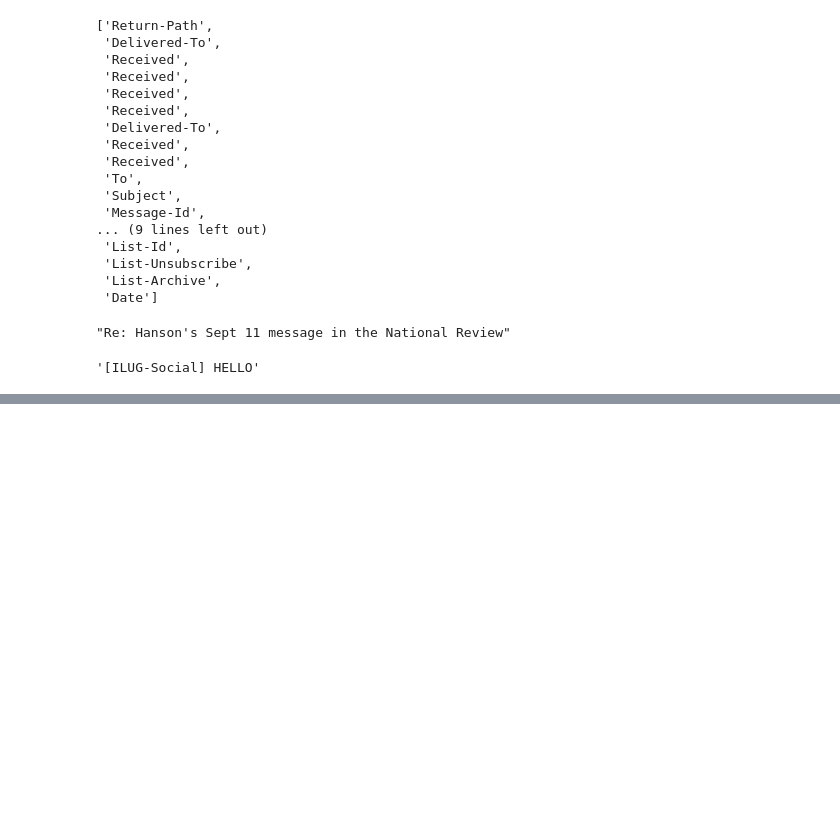
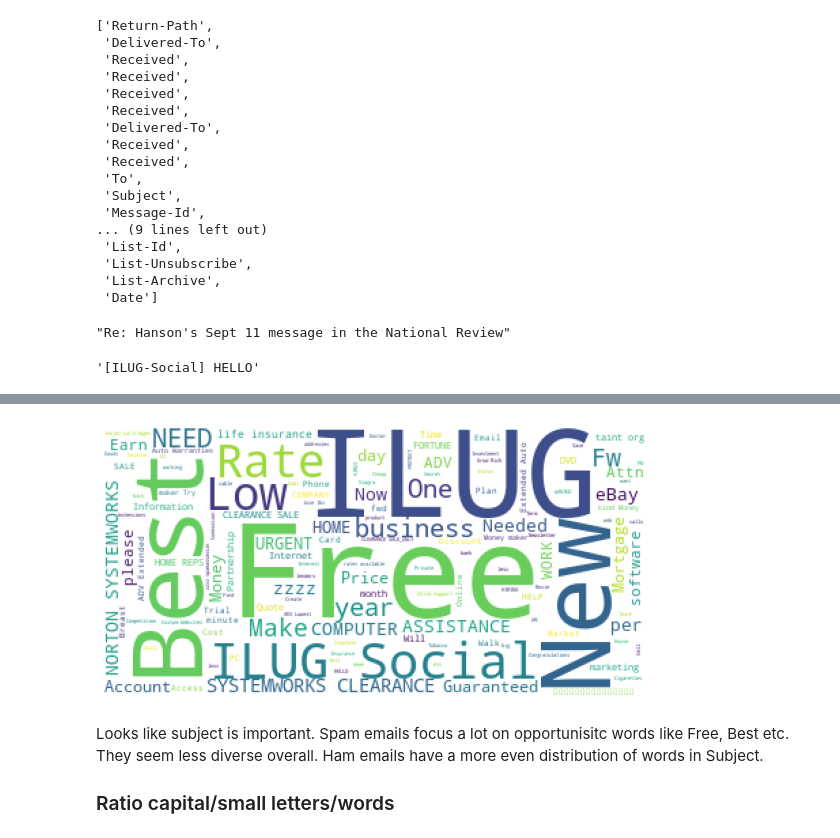
Before and after one commit to aesir321/spam-classifier, a Jupyter notebook: eda.ipynb, the cells around one changed output, grey strips where cells are left out. Cells and saved outputs as stored; diff of their text form; code cells hidden in the pictures; blank space fills up the shorter version.

```diff
--- a/eda.ipynb
+++ b/eda.ipynb
@@ -188,0 +209,13 @@ train_spam_emails[20]["Subject"]
+# %%
+import matplotlib.pyplot as plt
+from matplotlib import rcParams
+rcParams["figure.figsize"] = (10,5)
+plt.imshow(wc_spam)
+plt.axis("off")
+plt.show()
+# %% [output]
+[figure, added]
+# %% [markdown]
+Looks like subject is important.  Spam emails focus a lot on opportunisitc words like Free, Best etc. They seem less diverse overall.  Ham emails have a more even distribution of words in Subject.
+
+### Ratio capital/small letters/words
```
Also changed, not shown: parts of 9 cells of this notebook.
